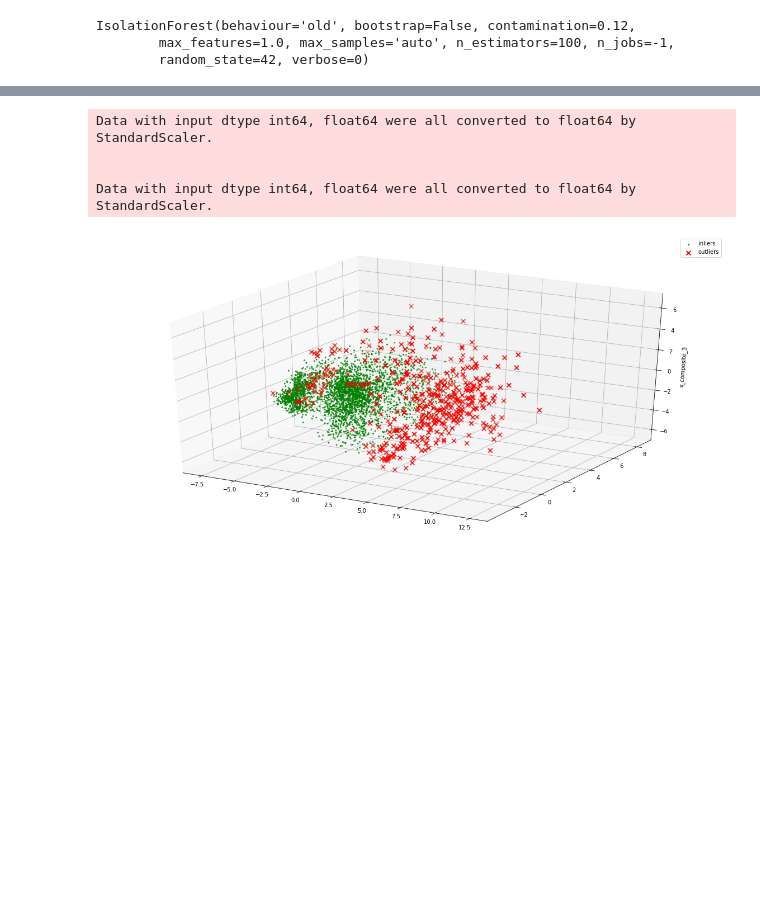
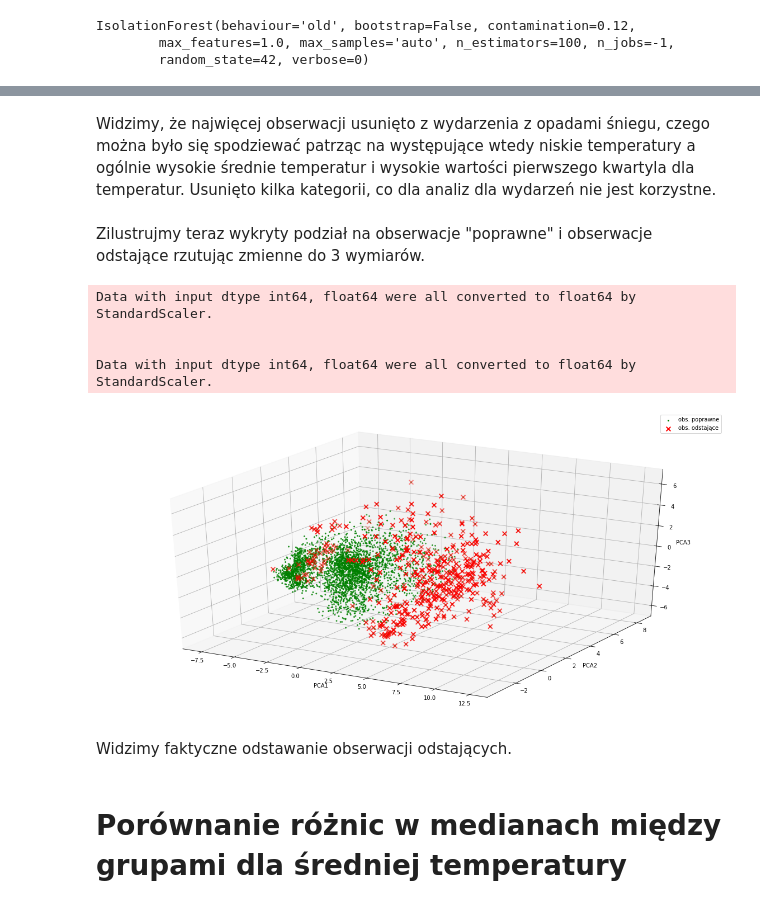
Before and after one commit to izakos/Projekt-eksploracyjna_analiza_danych, a Jupyter notebook: skrypty/Analiza statystyczna.ipynb, the cells around one changed output, grey strips where cells are left out. Saved outputs shown, nothing was run; the diff lists cells and outputs as text; code cells hidden in the pictures; blank space fills up the shorter version.

```diff
--- a/skrypty/Analiza statystyczna.ipynb
+++ b/skrypty/Analiza statystyczna.ipynb
@@ -104,24 +195,32 @@ Name: anomaly, dtype: int64
+# %% [markdown]
+Widzimy, że najwięcej obserwacji usunięto z wydarzenia z opadami śniegu, czego można było się spodziewać patrząc na występujące wtedy niskie temperatury a ogólnie wysokie średnie temperatur i wysokie wartości pierwszego kwartyla dla temperatur. Usunięto kilka kategorii, co dla analiz dla wydarzeń nie jest korzystne.
+# %% [markdown]
+Zilustrujmy teraz wykryty podział na obserwacje "poprawne" i obserwacje odstające rzutując zmienne do 3 wymiarów.
 # %%
-plt.rcParams['figure.figsize'] = (20,10)
-
 pca = PCA(n_components=3)  # Reduce to k=3 dimensions
 scaler = StandardScaler()
-#normalize the metrics
 X = scaler.fit_transform(dane.iloc[:,5:24])
 X_reduce = pca.fit_transform(X)
+
+
 fig = plt.figure()
 ax = fig.add_subplot(111, projection='3d')
-ax.set_zlabel("x_composite_3")
-# Plot the compressed data points
-ax.scatter(X_reduce[:, 0], X_reduce[:, 1], zs=X_reduce[:, 2], s=4, lw=1, label="inliers",c="green")
-# Plot x's for the ground truth outliers
+ax.set_xlabel("PCA1")
+ax.set_ylabel("PCA2")
+ax.set_zlabel("PCA3")
+
+ax.scatter(X_reduce[:, 0], X_reduce[:, 1], zs=X_reduce[:, 2], s=4, lw=1, label="obs. poprawne",c="green")
 ax.scatter(X_reduce[outlier_index,0],X_reduce[outlier_index,1], X_reduce[outlier_index,2],
-           lw=2, s=60, marker="x", c="red", label="outliers")
+           lw=2, s=60, marker="x", c="red", label="obs. odstające")
 ax.legend()
 plt.show()
 # %% [output]
 Data with input dtype int64, float64 were all converted to float64 by StandardScaler.
 
 
 Data with input dtype int64, float64 were all converted to float64 by StandardScaler.
-[figure, old version]
+[figure, new version]
+# %% [markdown]
+Widzimy faktyczne odstawanie obserwacji odstających.
+# %% [markdown]
+# Porównanie różnic w medianach między grupami dla średniej temperatury
```
Also changed, not shown: parts of 74 cells of this notebook.
